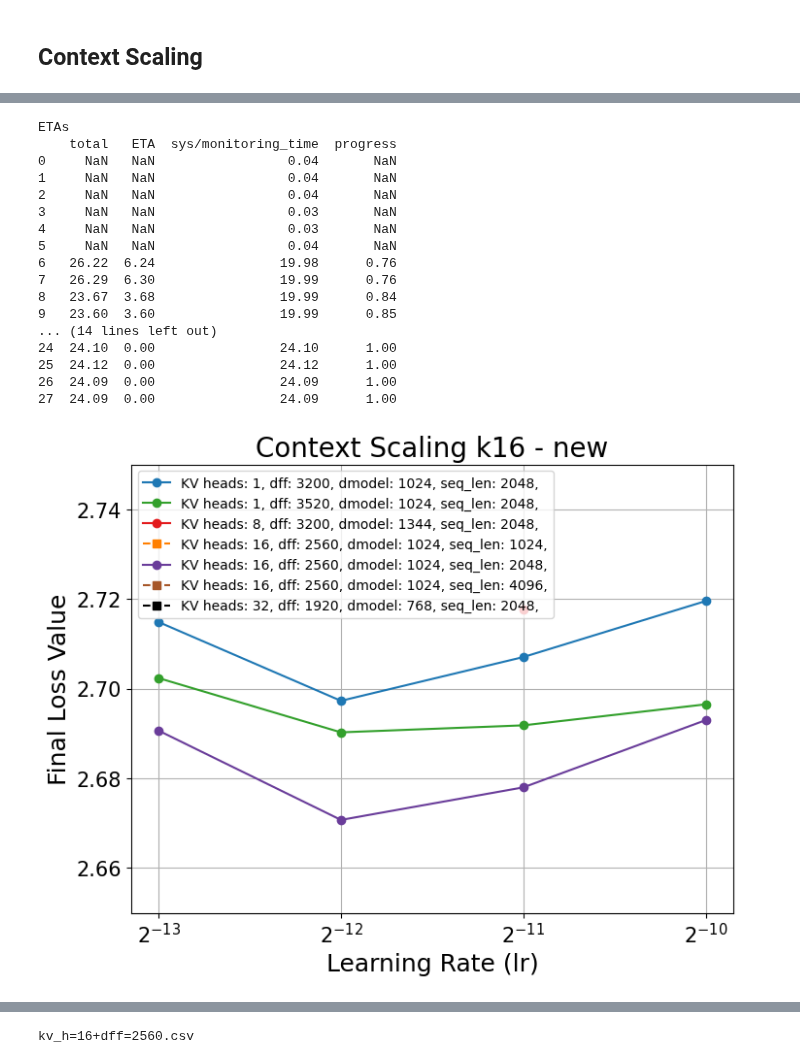
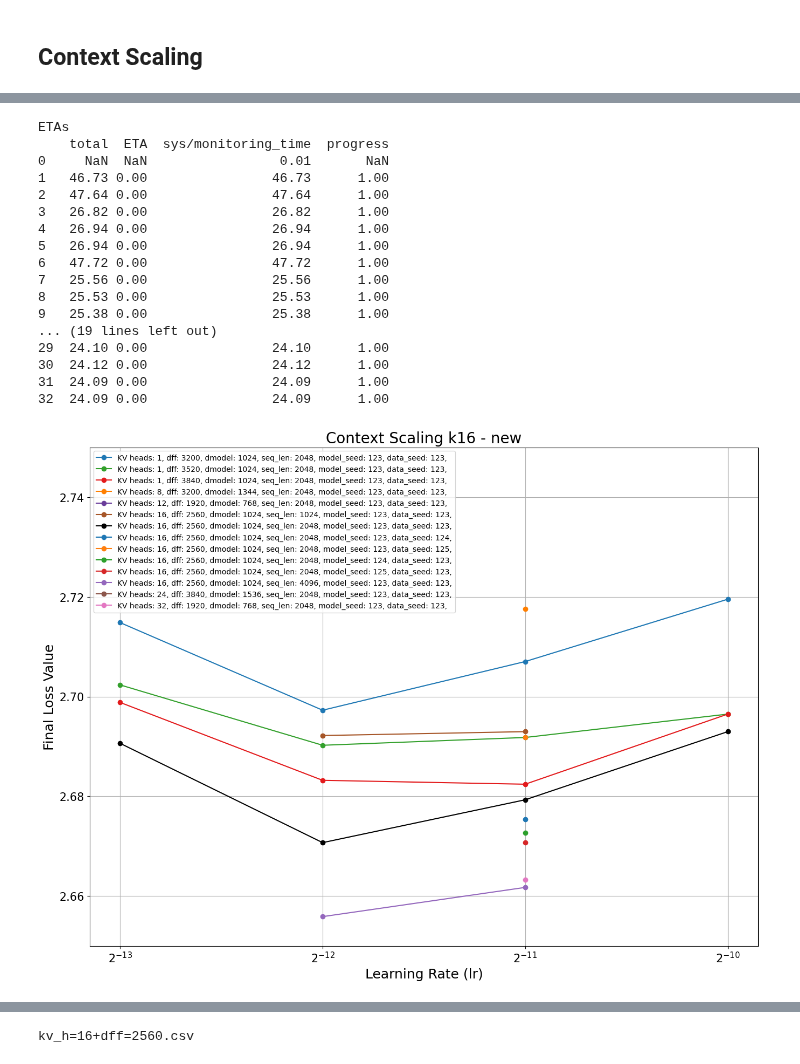
Before and after one commit to llm-random/nano, a Jupyter notebook: jupyter_notebooks/plots.ipynb, the cells around one changed output, grey strips where cells are left out. Cells and saved outputs as stored; diff of their text form; code cells hidden in the pictures.

```diff
--- a/jupyter_notebooks/plots.ipynb
+++ b/jupyter_notebooks/plots.ipynb
@@ -10,7 +10,7 @@ import time
 # %% [markdown]
 ## Functions
 # %%
-def plot_loss_vs_lr(runs_table, ylim=None, title=None, figsize=(10, 6), ax=None, main_varibles=["job_config/common/dmodel"], ax_labels_font=12, tick_font=12, title_font=12, print_etas=False):
+def plot_loss_vs_lr(runs_table, ylim=None, title=None, ax=None, main_varibles=["job_config/common/dmodel"], ax_labels_font=12, tick_font=12, title_font=12, print_etas=False):
     """
     For each model width in the runs table, plots a line where the y-axis is the final loss value
     and the x-axis is the learning rate (lr). Uses different markers for finished vs running runs.
@@ -104,6 +104,8 @@ def plot_loss_vs_lr(runs_table, ylim=None, title=None, figsize=(10, 6), ax=None,
         "job_config/model/encoder/block_fn/attention_fn/top_k": "top-k:",
         "job_config/common/kv_heads": "KV heads:",
         "job_config/common/sequence_length": "seq_len:",
+        "job_config/common/model_seed": "model_seed:",
+        "job_config/common/data_seed": "data_seed:",
     }
 
     for color_num, grid_vals in enumerate(grid_val_sets):
@@ -381,35 +383,34 @@ Shape: (28, 1707)
 # %%
-fig, axes = plt.subplots(1, 1, figsize=(8, 6))
+fig, axes = plt.subplots(1, 1, figsize=(16, 12))
 plot_loss_vs_lr(
     df,
     (2.65, 2.75),
-    figsize=(6, 6),
     title="Context Scaling k16 - new",
     ax=axes,
-    main_varibles=['job_config/common/kv_heads', 'job_config/common/dff', 'job_config/common/dmodel', 'job_config/common/sequence_length'],
+    main_varibles=['job_config/common/kv_heads', 'job_config/common/dff', 'job_config/common/dmodel', 'job_config/common/sequence_length', 'job_config/common/model_seed', 'job_config/common/data_seed'],
     ax_labels_font=18,
     tick_font=15,
     title_font=20,
     print_etas=True)
 # %% [output]
 ETAs
-    total   ETA  sys/monitoring_time  progress
-0     NaN   NaN                 0.04       NaN
-1     NaN   NaN                 0.04       NaN
-2     NaN   NaN                 0.04       NaN
-3     NaN   NaN                 0.03       NaN
-4     NaN   NaN                 0.03       NaN
-5     NaN   NaN                 0.04       NaN
-6   26.22  6.24                19.98      0.76
-7   26.29  6.30                19.99      0.76
-8   23.67  3.68                19.99      0.84
-9   23.60  3.60                19.99      0.85
-... (14 lines left out)
-24  24.10  0.00                24.10      1.00
-25  24.12  0.00                24.12      1.00
-26  24.09  0.00                24.09      1.00
-27  24.09  0.00                24.09      1.00
+    total  ETA  sys/monitoring_time  progress
+0     NaN  NaN                 0.01       NaN
+1   46.73 0.00                46.73      1.00
+2   47.64 0.00                47.64      1.00
+3   26.82 0.00                26.82      1.00
+4   26.94 0.00                26.94      1.00
+5   26.94 0.00                26.94      1.00
+6   47.72 0.00                47.72      1.00
+7   25.56 0.00                25.56      1.00
+8   25.53 0.00                25.53      1.00
+9   25.38 0.00                25.38      1.00
+... (19 lines left out)
+29  24.10 0.00                24.10      1.00
+30  24.12 0.00                24.12      1.00
+31  24.09 0.00                24.09      1.00
+32  24.09 0.00                24.09      1.00
-[figure, old version]
+[figure, new version]
 # %%
 print(df[["job_config/common/dff", "job_config/common/kv_heads", "job/full_save_checkpoints_path"]])
 grid_params = ["job_config/common/dff", "job_config/common/kv_heads"]
```
Also changed, not shown: parts of 3 cells of this notebook, 2 other files.
